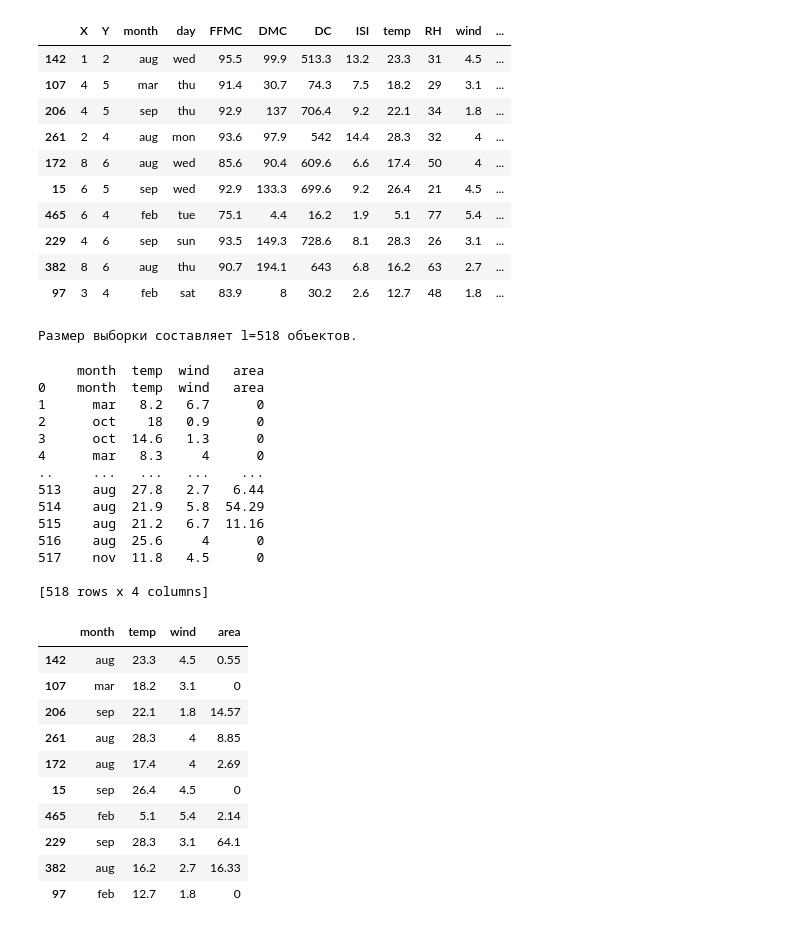
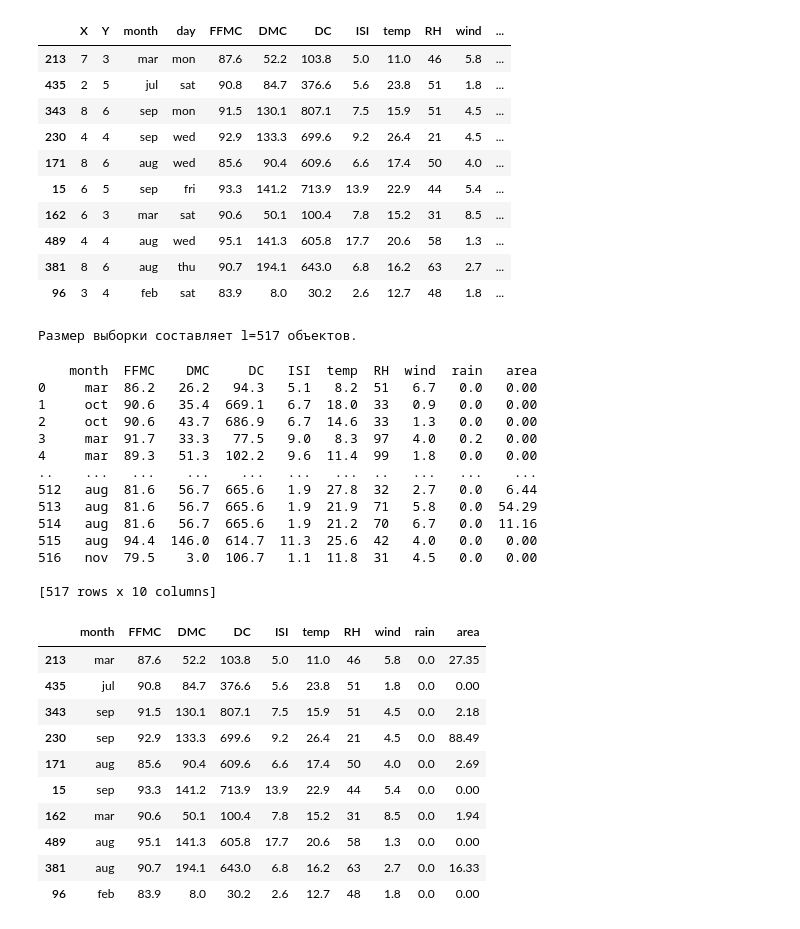
Before and after one commit to ArcasHH/ML, a Jupyter notebook: Untitled2.ipynb, the cells around one changed output. Cells and saved outputs as stored; diff of their text form; code cells hidden in the pictures.

```diff
--- a/Untitled2.ipynb
+++ b/Untitled2.ipynb
@@ -17,63 +17,58 @@ import seaborn as sns
 import numpy as np
 import pandas as pd
 # %%
-dataset = pd.read_csv('https://raw.githubusercontent.com/ArcasHH/ML/main/forestfires.csv',
+dataset = pd.read_csv('https://raw.githubusercontent.com/ArcasHH/ML/main/ff.csv',
                       header=None,
                       names=['X', 'Y', 'month', 'day', 'FFMC', 'DMC', 'DC', 'ISI', 'temp', 'RH', 'wind', 'rain', 'area'])
 dataset.sample(10, random_state=0)
 # %% [output]
 |  | X | Y | month | day | FFMC | DMC | DC | ISI | temp | RH | wind | ... |
-| 142 | 1 | 2 | aug | wed | 95.5 | 99.9 | 513.3 | 13.2 | 23.3 | 31 | 4.5 | ... |
-| 107 | 4 | 5 | mar | thu | 91.4 | 30.7 | 74.3 | 7.5 | 18.2 | 29 | 3.1 | ... |
-| 206 | 4 | 5 | sep | thu | 92.9 | 137 | 706.4 | 9.2 | 22.1 | 34 | 1.8 | ... |
-| 261 | 2 | 4 | aug | mon | 93.6 | 97.9 | 542 | 14.4 | 28.3 | 32 | 4 | ... |
-| 172 | 8 | 6 | aug | wed | 85.6 | 90.4 | 609.6 | 6.6 | 17.4 | 50 | 4 | ... |
-| 15 | 6 | 5 | sep | wed | 92.9 | 133.3 | 699.6 | 9.2 | 26.4 | 21 | 4.5 | ... |
-| 465 | 6 | 4 | feb | tue | 75.1 | 4.4 | 16.2 | 1.9 | 5.1 | 77 | 5.4 | ... |
-| 229 | 4 | 6 | sep | sun | 93.5 | 149.3 | 728.6 | 8.1 | 28.3 | 26 | 3.1 | ... |
-| 382 | 8 | 6 | aug | thu | 90.7 | 194.1 | 643 | 6.8 | 16.2 | 63 | 2.7 | ... |
-| 97 | 3 | 4 | feb | sat | 83.9 | 8 | 30.2 | 2.6 | 12.7 | 48 | 1.8 | ... |
+| 213 | 7 | 3 | mar | mon | 87.6 | 52.2 | 103.8 | 5.0 | 11.0 | 46 | 5.8 | ... |
+| 435 | 2 | 5 | jul | sat | 90.8 | 84.7 | 376.6 | 5.6 | 23.8 | 51 | 1.8 | ... |
+| 343 | 8 | 6 | sep | mon | 91.5 | 130.1 | 807.1 | 7.5 | 15.9 | 51 | 4.5 | ... |
+| 230 | 4 | 4 | sep | wed | 92.9 | 133.3 | 699.6 | 9.2 | 26.4 | 21 | 4.5 | ... |
+| 171 | 8 | 6 | aug | wed | 85.6 | 90.4 | 609.6 | 6.6 | 17.4 | 50 | 4.0 | ... |
+| 15 | 6 | 5 | sep | fri | 93.3 | 141.2 | 713.9 | 13.9 | 22.9 | 44 | 5.4 | ... |
+| 162 | 6 | 3 | mar | sat | 90.6 | 50.1 | 100.4 | 7.8 | 15.2 | 31 | 8.5 | ... |
+| 489 | 4 | 4 | aug | wed | 95.1 | 141.3 | 605.8 | 17.7 | 20.6 | 58 | 1.3 | ... |
+| 381 | 8 | 6 | aug | thu | 90.7 | 194.1 | 643.0 | 6.8 | 16.2 | 63 | 2.7 | ... |
+| 96 | 3 | 4 | feb | sat | 83.9 | 8.0 | 30.2 | 2.6 | 12.7 | 48 | 1.8 | ... |
 # %%
 print('Размер выборки составляет l={} объектов.'.format(len(dataset)))
 # %% [output]
-Размер выборки составляет l=518 объектов.
+Размер выборки составляет l=517 объектов.
 # %%
 block = pd.DataFrame(dataset)
 block.pop('day')
-block.pop('FFMC')
-block.pop('DMC')
-block.pop('DC')
-block.pop('RH')
-block.pop('ISI')
-block.pop('rain')
+
 block.pop('X')
 block.pop('Y')
 print(block)
 block.sample(10, random_state=0)
 # %% [output]
-     month  temp  wind   area
-0    month  temp  wind   area
-1      mar   8.2   6.7      0
-2      oct    18   0.9      0
-3      oct  14.6   1.3      0
-4      mar   8.3     4      0
-..     ...   ...   ...    ...
-513    aug  27.8   2.7   6.44
-514    aug  21.9   5.8  54.29
-515    aug  21.2   6.7  11.16
-516    aug  25.6     4      0
-517    nov  11.8   4.5      0
+    month  FFMC    DMC     DC   ISI  temp  RH  wind  rain   area
+0     mar  86.2   26.2   94.3   5.1   8.2  51   6.7   0.0   0.00
+1     oct  90.6   35.4  669.1   6.7  18.0  33   0.9   0.0   0.00
+2     oct  90.6   43.7  686.9   6.7  14.6  33   1.3   0.0   0.00
+3     mar  91.7   33.3   77.5   9.0   8.3  97   4.0   0.2   0.00
+4     mar  89.3   51.3  102.2   9.6  11.4  99   1.8   0.0   0.00
+..    ...   ...    ...    ...   ...   ...  ..   ...   ...    ...
+512   aug  81.6   56.7  665.6   1.9  27.8  32   2.7   0.0   6.44
+513   aug  81.6   56.7  665.6   1.9  21.9  71   5.8   0.0  54.29
+514   aug  81.6   56.7  665.6   1.9  21.2  70   6.7   0.0  11.16
+515   aug  94.4  146.0  614.7  11.3  25.6  42   4.0   0.0   0.00
+516   nov  79.5    3.0  106.7   1.1  11.8  31   4.5   0.0   0.00
 
-[518 rows x 4 columns]
+[517 rows x 10 columns]
-|  | month | temp | wind | area |
-| 142 | aug | 23.3 | 4.5 | 0.55 |
-| 107 | mar | 18.2 | 3.1 | 0 |
-| 206 | sep | 22.1 | 1.8 | 14.57 |
-| 261 | aug | 28.3 | 4 | 8.85 |
-| 172 | aug | 17.4 | 4 | 2.69 |
-| 15 | sep | 26.4 | 4.5 | 0 |
-| 465 | feb | 5.1 | 5.4 | 2.14 |
-| 229 | sep | 28.3 | 3.1 | 64.1 |
-| 382 | aug | 16.2 | 2.7 | 16.33 |
-| 97 | feb | 12.7 | 1.8 | 0 |
+|  | month | FFMC | DMC | DC | ISI | temp | RH | wind | rain | area |
+| 213 | mar | 87.6 | 52.2 | 103.8 | 5.0 | 11.0 | 46 | 5.8 | 0.0 | 27.35 |
+| 435 | jul | 90.8 | 84.7 | 376.6 | 5.6 | 23.8 | 51 | 1.8 | 0.0 | 0.00 |
+| 343 | sep | 91.5 | 130.1 | 807.1 | 7.5 | 15.9 | 51 | 4.5 | 0.0 | 2.18 |
+| 230 | sep | 92.9 | 133.3 | 699.6 | 9.2 | 26.4 | 21 | 4.5 | 0.0 | 88.49 |
+| 171 | aug | 85.6 | 90.4 | 609.6 | 6.6 | 17.4 | 50 | 4.0 | 0.0 | 2.69 |
+| 15 | sep | 93.3 | 141.2 | 713.9 | 13.9 | 22.9 | 44 | 5.4 | 0.0 | 0.00 |
+| 162 | mar | 90.6 | 50.1 | 100.4 | 7.8 | 15.2 | 31 | 8.5 | 0.0 | 1.94 |
+| 489 | aug | 95.1 | 141.3 | 605.8 | 17.7 | 20.6 | 58 | 1.3 | 0.0 | 0.00 |
+| 381 | aug | 90.7 | 194.1 | 643.0 | 6.8 | 16.2 | 63 | 2.7 | 0.0 | 16.33 |
+| 96 | feb | 83.9 | 8.0 | 30.2 | 2.6 | 12.7 | 48 | 1.8 | 0.0 | 0.00 |
 # %%
```
Also changed, not shown: parts of 1 cell of this notebook.
